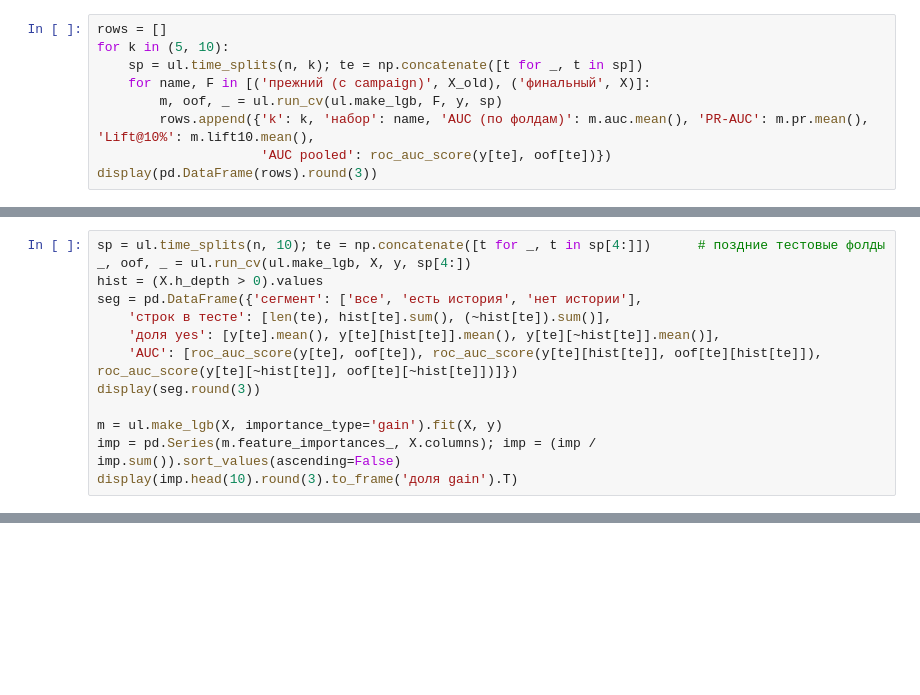
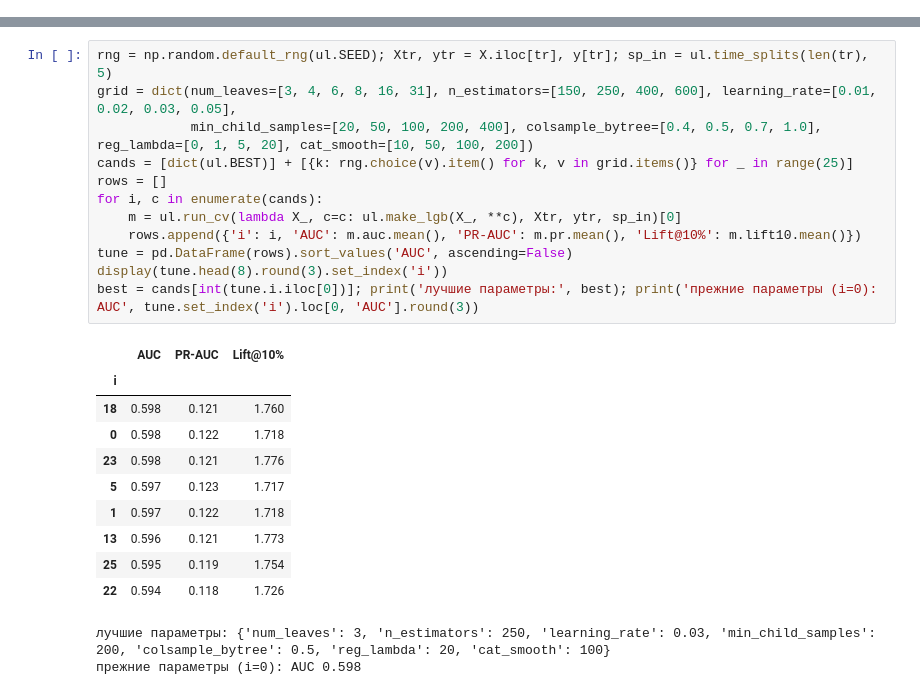
Before and after one commit to RafaelPozoyan/UrFU_project, a Jupyter notebook: final_levin.ipynb, the cells around one changed output, grey strips where cells are left out. Saved outputs shown, nothing was run; the diff lists cells and outputs as text; blank space fills up the shorter version.

Commit message:
final_levin: hold-out train<=2009-05 / test после, подбор параметров только на train, PR/lift, сегменты, калибровка
Co-Authored-By: Claude Sonnet 5.5 <noreply@anthropic.com>

```diff
--- a/final_levin.ipynb
+++ b/final_levin.ipynb
@@ -40,9 +38,0 @@ Forward-chaining: учимся на прошлом, тестируем на сл
-# %%
-rows = []
-for k in (5, 10):
-    sp = ul.time_splits(n, k); te = np.concatenate([t for _, t in sp])
-    for name, F in [('прежний (с campaign)', X_old), ('финальный', X)]:
-        m, oof, _ = ul.run_cv(ul.make_lgb, F, y, sp)
-        rows.append({'k': k, 'набор': name, 'AUC (по фолдам)': m.auc.mean(), 'PR-AUC': m.pr.mean(), 'Lift@10%': m.lift10.mean(),
-                     'AUC pooled': roc_auc_score(y[te], oof[te])})
-display(pd.DataFrame(rows).round(3))
@@ -90,13 +38,0 @@ display(res.round(3))
-# %%
-sp = ul.time_splits(n, 10); te = np.concatenate([t for _, t in sp[4:]])      # поздние тестовые фолды
-_, oof, _ = ul.run_cv(ul.make_lgb, X, y, sp[4:])
-hist = (X.h_depth > 0).values
-seg = pd.DataFrame({'сегмент': ['все', 'есть история', 'нет истории'],
-    'строк в тесте': [len(te), hist[te].sum(), (~hist[te]).sum()],
-    'доля yes': [y[te].mean(), y[te][hist[te]].mean(), y[te][~hist[te]].mean()],
-    'AUC': [roc_auc_score(y[te], oof[te]), roc_auc_score(y[te][hist[te]], oof[te][hist[te]]), roc_auc_score(y[te][~hist[te]], oof[te][~hist[te]])]})
-display(seg.round(3))
-
-m = ul.make_lgb(X, importance_type='gain').fit(X, y)
-imp = pd.Series(m.feature_importances_, X.columns); imp = (imp / imp.sum()).sort_values(ascending=False)
-display(imp.head(10).round(3).to_frame('доля gain').T)
@@ -129,0 +54,25 @@ display(imp.head(10).round(3).to_frame('доля gain').T)
+# %%
+rng = np.random.default_rng(ul.SEED); Xtr, ytr = X.iloc[tr], y[tr]; sp_in = ul.time_splits(len(tr), 5)
+grid = dict(num_leaves=[3, 4, 6, 8, 16, 31], n_estimators=[150, 250, 400, 600], learning_rate=[0.01, 0.02, 0.03, 0.05],
+            min_child_samples=[20, 50, 100, 200, 400], colsample_bytree=[0.4, 0.5, 0.7, 1.0], reg_lambda=[0, 1, 5, 20], cat_smooth=[10, 50, 100, 200])
+cands = [dict(ul.BEST)] + [{k: rng.choice(v).item() for k, v in grid.items()} for _ in range(25)]
+rows = []
+for i, c in enumerate(cands):
+    m = ul.run_cv(lambda X_, c=c: ul.make_lgb(X_, **c), Xtr, ytr, sp_in)[0]
+    rows.append({'i': i, 'AUC': m.auc.mean(), 'PR-AUC': m.pr.mean(), 'Lift@10%': m.lift10.mean()})
+tune = pd.DataFrame(rows).sort_values('AUC', ascending=False)
+display(tune.head(8).round(3).set_index('i'))
+best = cands[int(tune.i.iloc[0])]; print('лучшие параметры:', best); print('прежние параметры (i=0): AUC', tune.set_index('i').loc[0, 'AUC'].round(3))
+# %% [output]
+|  | AUC | PR-AUC | Lift@10% |
+| i |  |  |  |
+| 18 | 0.598 | 0.121 | 1.760 |
+| 0 | 0.598 | 0.122 | 1.718 |
+| 23 | 0.598 | 0.121 | 1.776 |
+| 5 | 0.597 | 0.123 | 1.717 |
+| 1 | 0.597 | 0.122 | 1.718 |
+| 13 | 0.596 | 0.121 | 1.773 |
+| 25 | 0.595 | 0.119 | 1.754 |
+| 22 | 0.594 | 0.118 | 1.726 |
+лучшие параметры: {'num_leaves': 3, 'n_estimators': 250, 'learning_rate': 0.03, 'min_child_samples': 200, 'colsample_bytree': 0.5, 'reg_lambda': 20, 'cat_smooth': 100}
+прежние параметры (i=0): AUC 0.598
```
Also changed, not shown: parts of 27 cells of this notebook.
